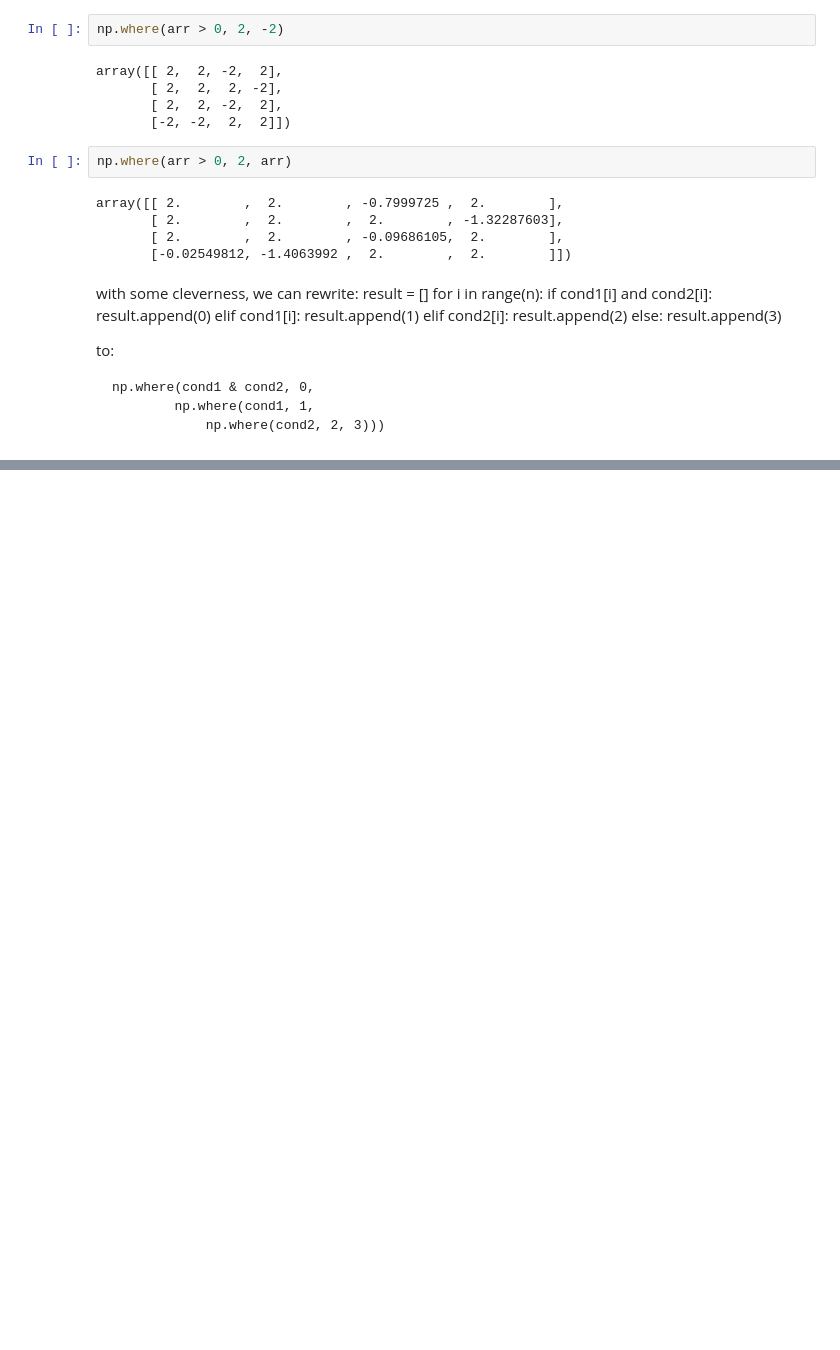
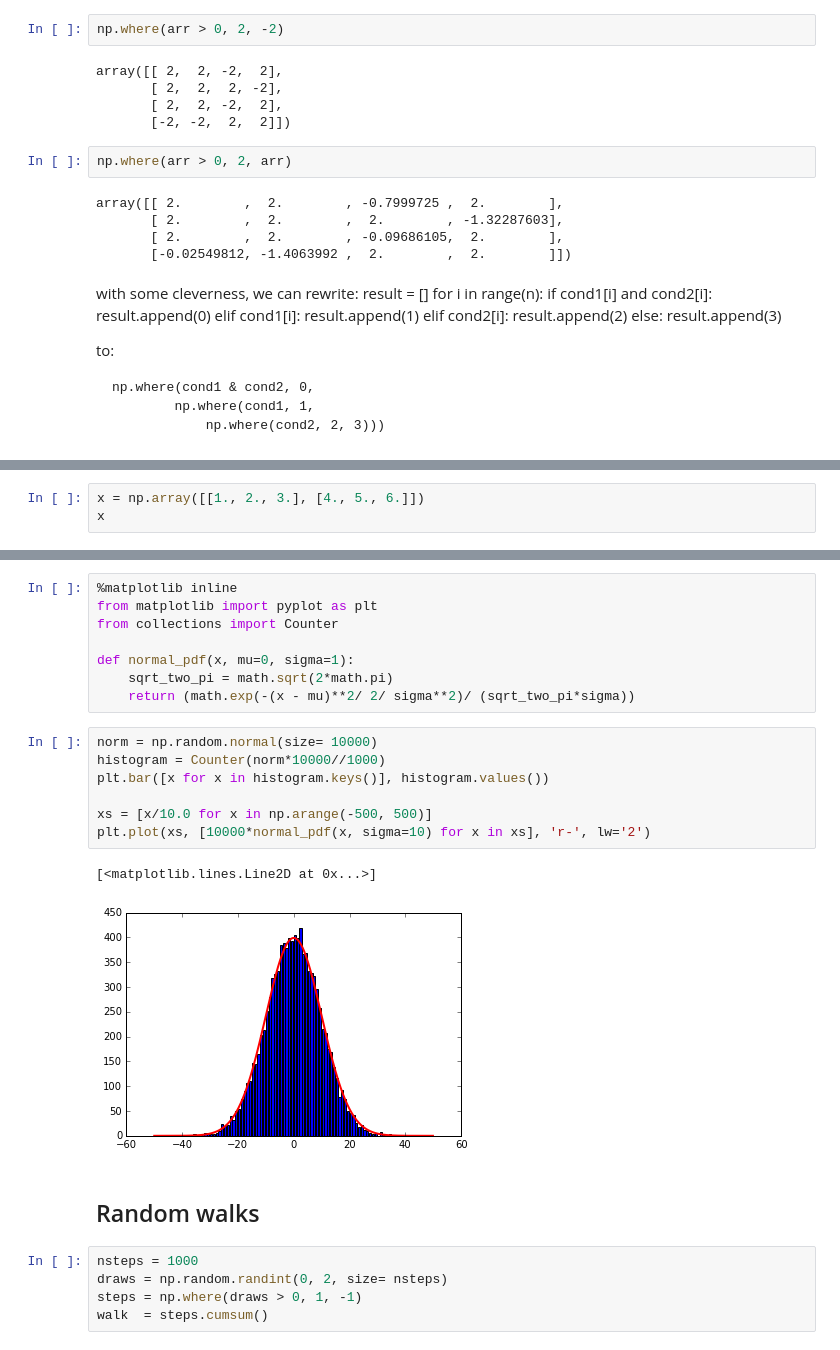
Before and after one commit to ja-vazquez/Python_compendium, a Jupyter notebook: Numpy.ipynb, the cells around one changed output, grey strips where cells are left out. Cells and saved outputs as stored; diff of their text form; blank space fills up the shorter version.

Commit message:
Random walk with numpy

```diff
--- a/Numpy.ipynb
+++ b/Numpy.ipynb
@@ -471,0 +708,3 @@ to:
+# %%
+x = np.array([[1., 2., 3.], [4., 5., 6.]])
+x
@@ -471,0 +841,25 @@ to:
+# %%
+%matplotlib inline
+from matplotlib import pyplot as plt
+from collections import Counter
+
+def normal_pdf(x, mu=0, sigma=1):
+    sqrt_two_pi = math.sqrt(2*math.pi)
+    return (math.exp(-(x - mu)**2/ 2/ sigma**2)/ (sqrt_two_pi*sigma))
+# %%
+norm = np.random.normal(size= 10000)
+histogram = Counter(norm*10000//1000)
+plt.bar([x for x in histogram.keys()], histogram.values())
+
+xs = [x/10.0 for x in np.arange(-500, 500)]
+plt.plot(xs, [10000*normal_pdf(x, sigma=10) for x in xs], 'r-', lw='2')
+# %% [output]
+[<matplotlib.lines.Line2D at 0x...>]
+[figure, added]
+# %% [markdown]
+## Random walks
+# %%
+nsteps = 1000
+draws = np.random.randint(0, 2, size= nsteps)
+steps = np.where(draws > 0, 1, -1)
+walk  = steps.cumsum()
```
Also changed, not shown: parts of 73 cells of this notebook, 2 other files.
